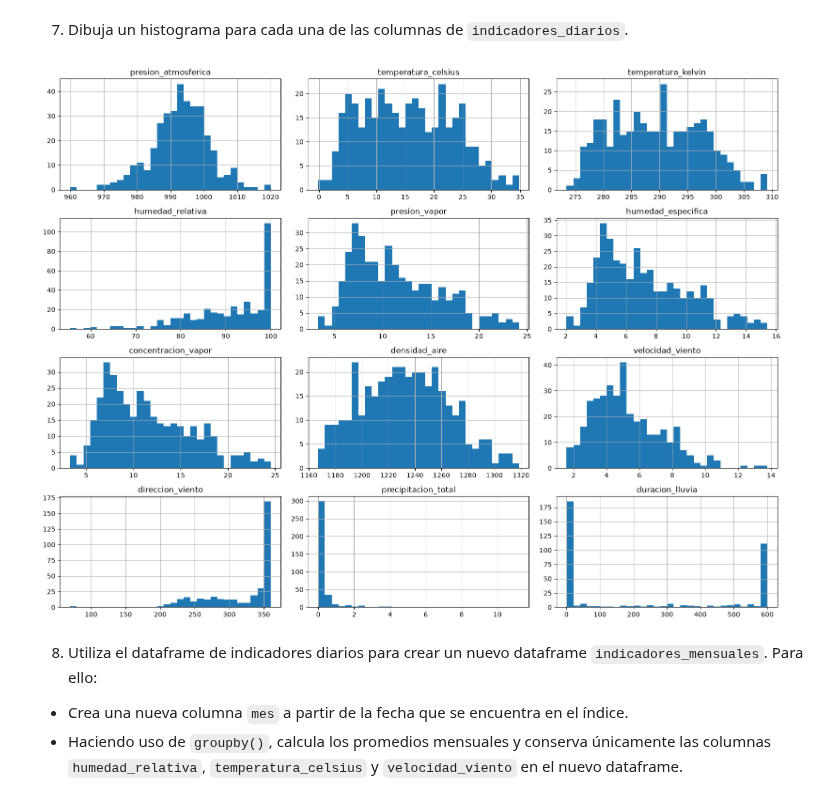
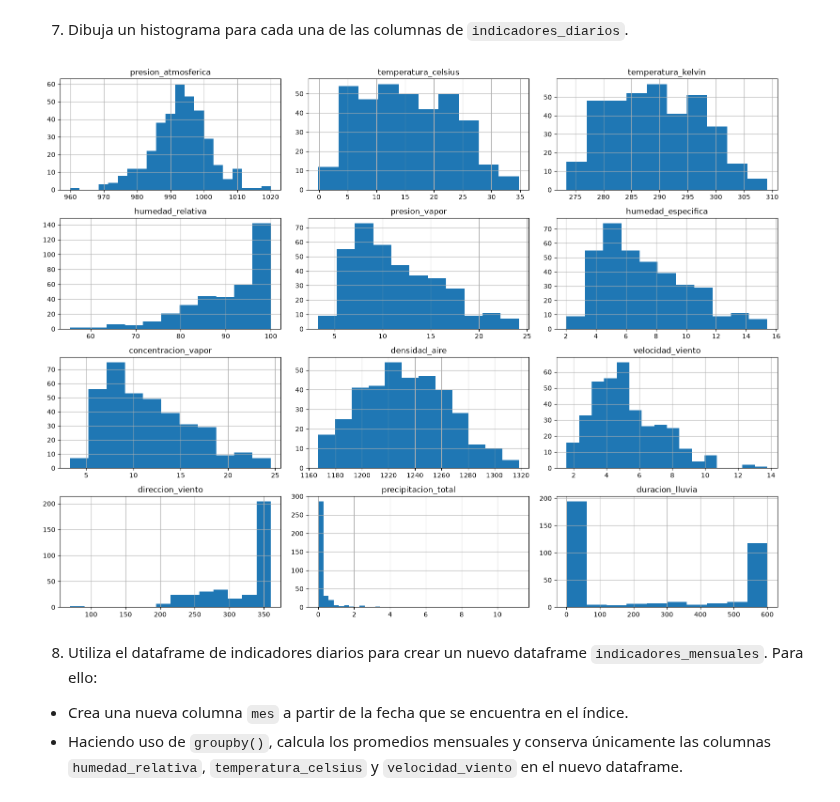
Before and after one commit to GJ030/Ciencia_datos, a Jupyter notebook: Actividad2AnalisisPandas_A01841366.ipynb, the cells around one changed output. Drawn from its saved outputs; the diff is of its cells as text; code cells hidden in the pictures.

Commit message:
Histogramas con número de bins automático
Co-Authored-By: Claude Opus 5.5 <noreply@anthropic.com>

```diff
--- a/Actividad2AnalisisPandas_A01841366.ipynb
+++ b/Actividad2AnalisisPandas_A01841366.ipynb
@@ -299,11 +299,11 @@ indicadores_diarios.describe()
 # %% [markdown]
 7.	Dibuja un histograma para cada una de las columnas de `indicadores_diarios`.
 # %%
-indicadores_diarios.hist(figsize=(16, 12), bins=30)
+indicadores_diarios.hist(figsize=(16, 12), bins='auto')
 plt.tight_layout()
 plt.show()
 # %% [output]
-[figure, old version]
+[figure, new version]
 # %% [markdown]
 8. Utiliza el dataframe de indicadores diarios para crear un nuevo dataframe `indicadores_mensuales`. Para ello:
 - Crea una nueva columna `mes` a partir de la fecha que se encuentra en el índice.
```
